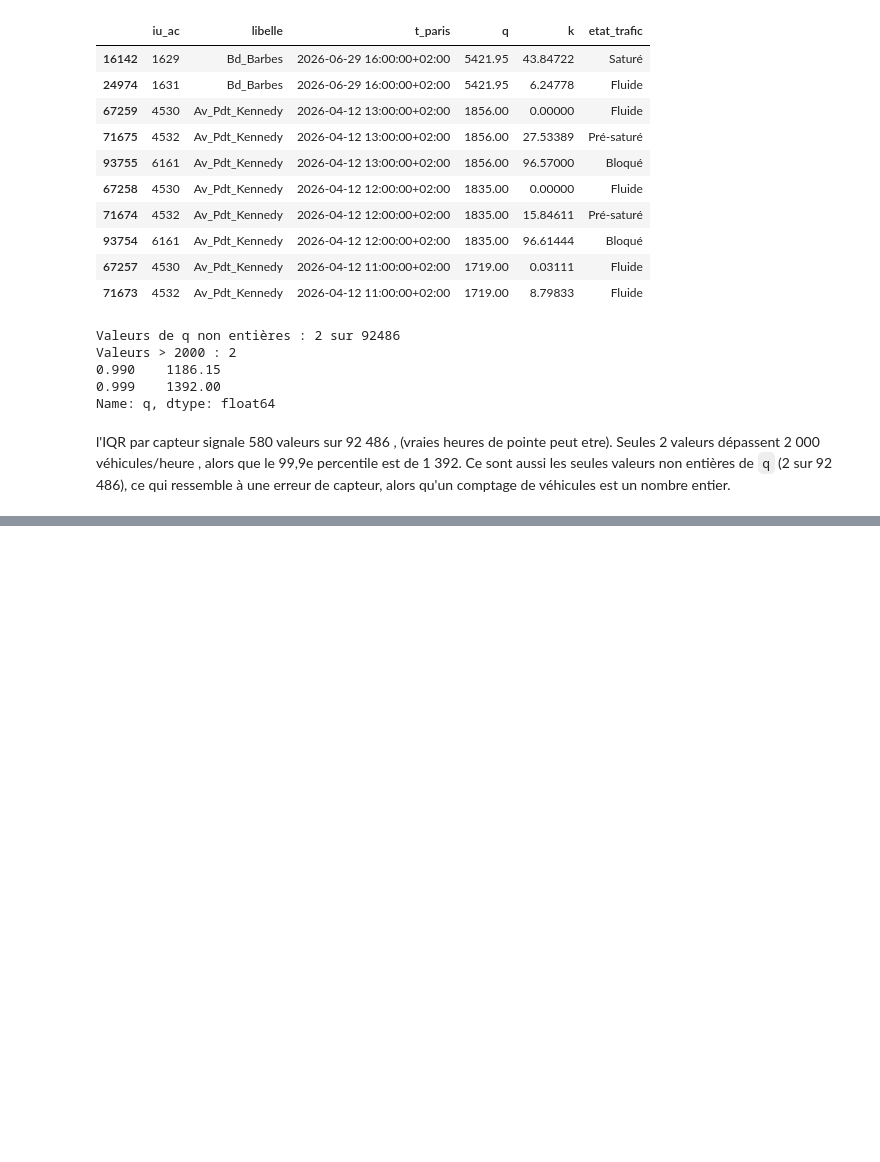
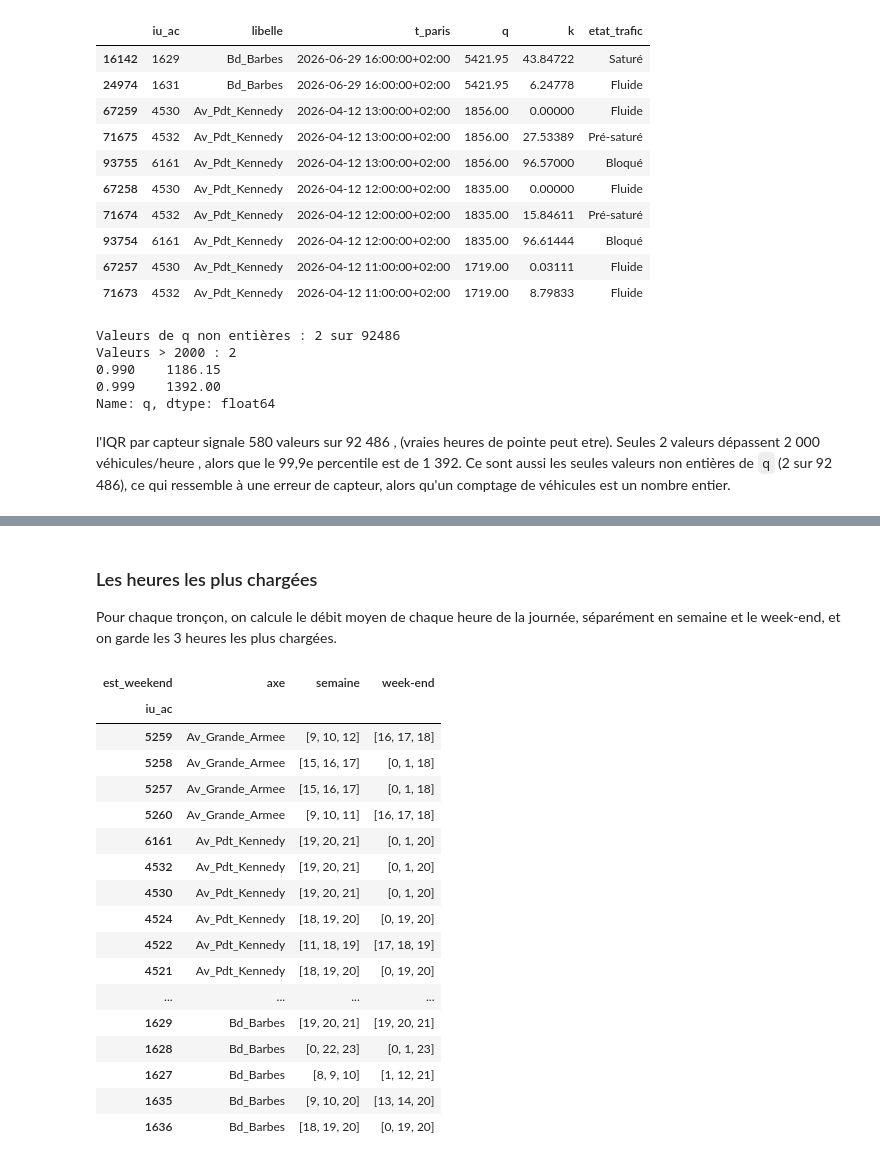
Before and after one commit to soso1594/analyse-trafic-paris, a Jupyter notebook: 03_transformation.ipynb, the cells around one changed output, grey strips where cells are left out. Cells and saved outputs as stored; diff of their text form; code cells hidden in the pictures; blank space fills up the shorter version.

```diff
--- a/03_transformation.ipynb
+++ b/03_transformation.ipynb
@@ -123,0 +285,34 @@ l'IQR par capteur signale 580 valeurs sur 92 486 , (vraies heures de pointe peut
+# %% [markdown]
+### Les heures les plus chargées
+Pour chaque tronçon, on calcule le débit moyen de chaque heure de la journée, séparément en semaine et le week-end, et on garde les 3 heures les plus chargées.
+# %%
+profil = (df.groupby(["iu_ac", "est_weekend", "heure"])["q_propre"]
+            .mean().reset_index())
+
+top3 = (profil.sort_values("q_propre", ascending=False)
+              .groupby(["iu_ac", "est_weekend"]).head(3)
+              .groupby(["iu_ac", "est_weekend"])["heure"]
+              .apply(lambda s: sorted(s.tolist())))
+
+top3 = top3.unstack("est_weekend").rename(columns={False: "semaine", True: "week-end"})
+top3.insert(0, "axe", df.drop_duplicates("iu_ac").set_index("iu_ac")["libelle"])
+top3.sort_values("axe")
+# %% [output]
+| est_weekend | axe | semaine | week-end |
+| iu_ac |  |  |  |
+| 5259 | Av_Grande_Armee | [9, 10, 12] | [16, 17, 18] |
+| 5258 | Av_Grande_Armee | [15, 16, 17] | [0, 1, 18] |
+| 5257 | Av_Grande_Armee | [15, 16, 17] | [0, 1, 18] |
+| 5260 | Av_Grande_Armee | [9, 10, 11] | [16, 17, 18] |
+| 6161 | Av_Pdt_Kennedy | [19, 20, 21] | [0, 1, 20] |
+| 4532 | Av_Pdt_Kennedy | [19, 20, 21] | [0, 1, 20] |
+| 4530 | Av_Pdt_Kennedy | [19, 20, 21] | [0, 1, 20] |
+| 4524 | Av_Pdt_Kennedy | [18, 19, 20] | [0, 19, 20] |
+| 4522 | Av_Pdt_Kennedy | [11, 18, 19] | [17, 18, 19] |
+| 4521 | Av_Pdt_Kennedy | [18, 19, 20] | [0, 19, 20] |
+| ... | ... | ... | ... |
+| 1629 | Bd_Barbes | [19, 20, 21] | [19, 20, 21] |
+| 1628 | Bd_Barbes | [0, 22, 23] | [0, 1, 23] |
+| 1627 | Bd_Barbes | [8, 9, 10] | [1, 12, 21] |
+| 1635 | Bd_Barbes | [9, 10, 20] | [13, 14, 20] |
+| 1636 | Bd_Barbes | [18, 19, 20] | [0, 19, 20] |
```
Also changed, not shown: parts of 21 cells of this notebook.
